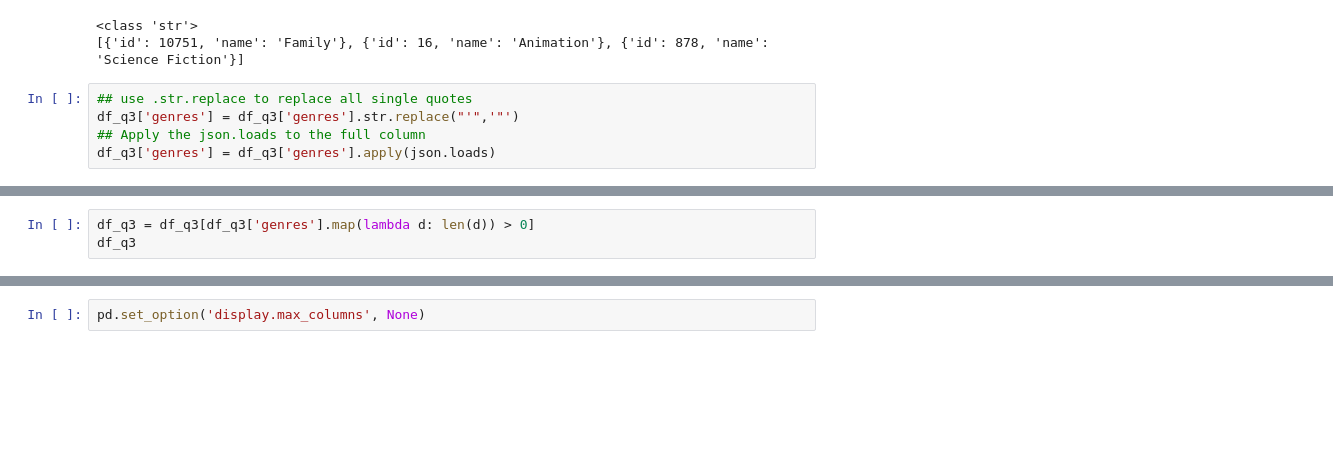
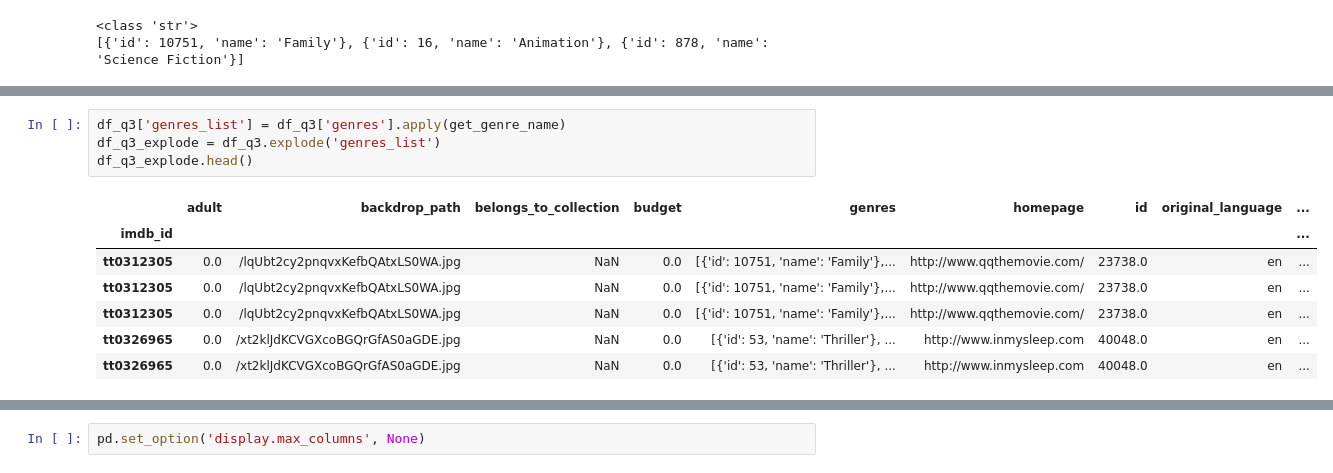
Before and after one commit to jonnunez92/IMDB-MySQL, a Jupyter notebook: IMDB - Part 4_Hypothesis Testing - Jonathan Nunez.ipynb, the cells around one changed output, grey strips where cells are left out. Saved outputs shown, nothing was run; the diff lists cells and outputs as text; blank space fills up the shorter version.

```diff
--- a/IMDB - Part 4_Hypothesis Testing - Jonathan Nunez.ipynb
+++ b/IMDB - Part 4_Hypothesis Testing - Jonathan Nunez.ipynb
@@ -706,8 +706,3 @@ print(df_q3['genres'][0])
 # %% [output]
 <class 'str'>
 [{'id': 10751, 'name': 'Family'}, {'id': 16, 'name': 'Animation'}, {'id': 878, 'name': 'Science Fiction'}]
-# %%
-## use .str.replace to replace all single quotes
-df_q3['genres'] = df_q3['genres'].str.replace("'",'"')
-## Apply the json.loads to the full column
-df_q3['genres'] = df_q3['genres'].apply(json.loads)
@@ -728,3 +708,0 @@ len(df_q3.loc['tt0331312', 'genres'])
-# %%
-df_q3 = df_q3[df_q3['genres'].map(lambda d: len(d)) > 0]
-df_q3
@@ -765 +721,13 @@ exploded_unpack
+# %%
+df_q3['genres_list'] = df_q3['genres'].apply(get_genre_name)
+df_q3_explode = df_q3.explode('genres_list')
+df_q3_explode.head()
+# %% [output]
+|  | adult | backdrop_path | belongs_to_collection | budget | genres | homepage | id | original_language | ... |
+| imdb_id |  |  |  |  |  |  |  |  | ... |
+| tt0312305 | 0.0 | /lqUbt2cy2pnqvxKefbQAtxLS0WA.jpg | NaN | 0.0 | [{'id': 10751, 'name': 'Family'},... | http://www.qqthemovie.com/ | 23738.0 | en | ... |
+| tt0312305 | 0.0 | /lqUbt2cy2pnqvxKefbQAtxLS0WA.jpg | NaN | 0.0 | [{'id': 10751, 'name': 'Family'},... | http://www.qqthemovie.com/ | 23738.0 | en | ... |
+| tt0312305 | 0.0 | /lqUbt2cy2pnqvxKefbQAtxLS0WA.jpg | NaN | 0.0 | [{'id': 10751, 'name': 'Family'},... | http://www.qqthemovie.com/ | 23738.0 | en | ... |
+| tt0326965 | 0.0 | /xt2klJdKCVGXcoBGQrGfAS0aGDE.jpg | NaN | 0.0 | [{'id': 53, 'name': 'Thriller'}, ... | http://www.inmysleep.com | 40048.0 | en | ... |
+| tt0326965 | 0.0 | /xt2klJdKCVGXcoBGQrGfAS0aGDE.jpg | NaN | 0.0 | [{'id': 53, 'name': 'Thriller'}, ... | http://www.inmysleep.com | 40048.0 | en | ... |
 # %%
```
Also changed, not shown: parts of 25 cells of this notebook.
